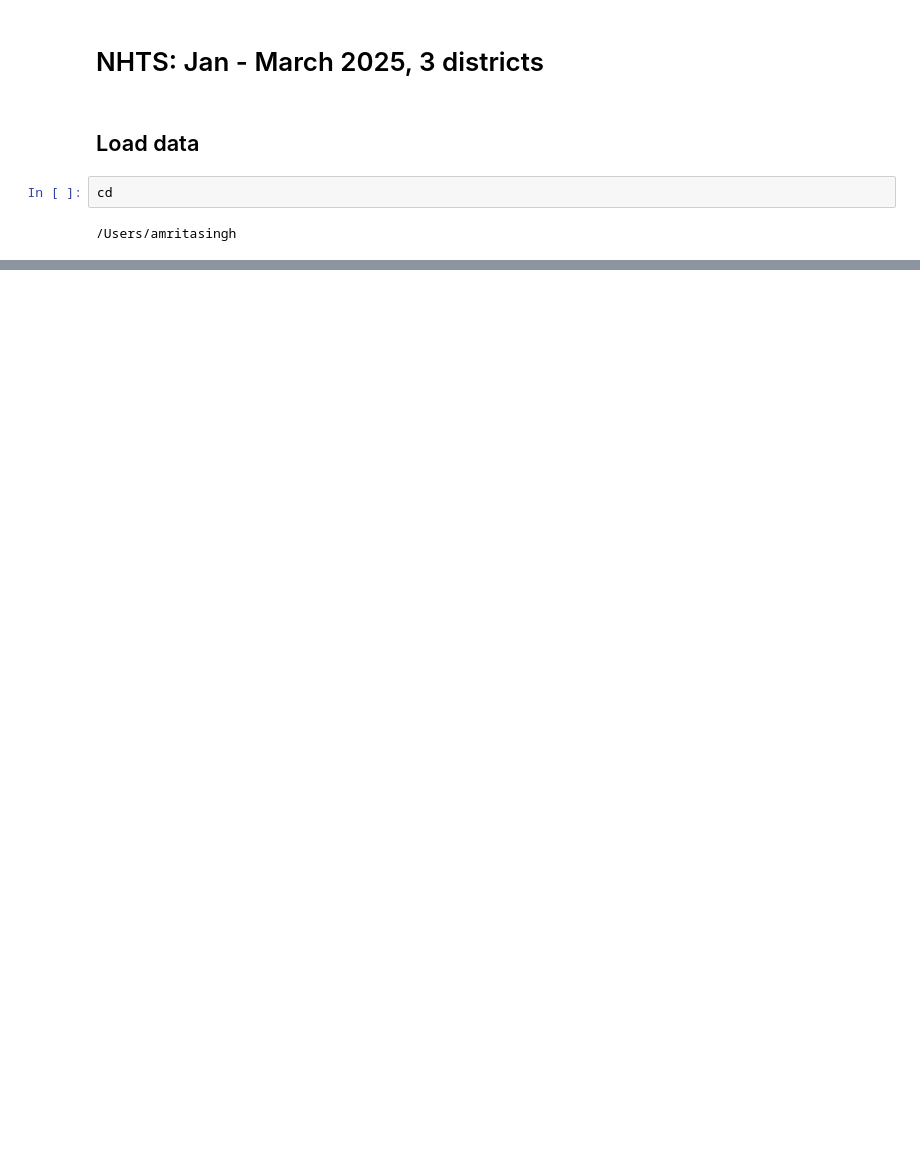
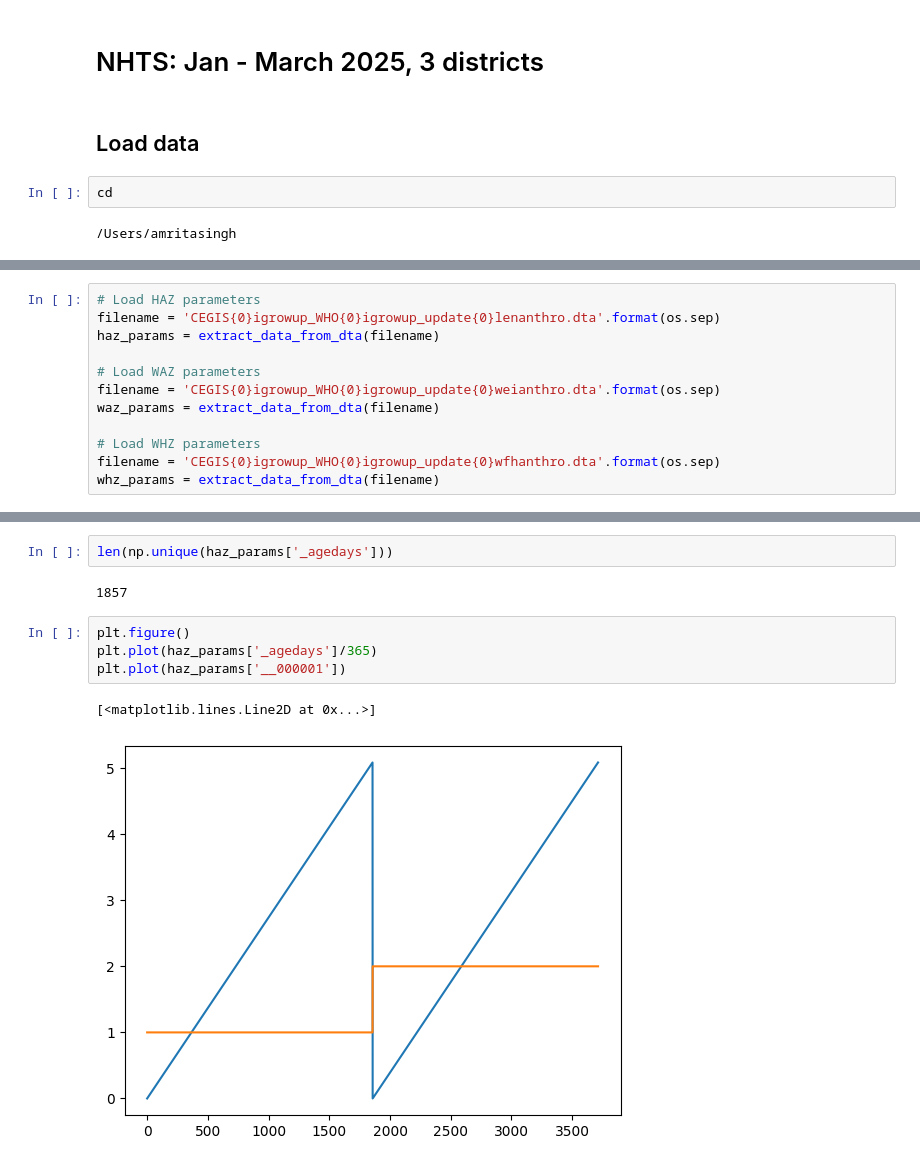
Before and after one commit to vaishnav-sudhanva/discsim, a Jupyter notebook: api/utils/Pre Survey Nested Simulation/ECD_data_analysis.ipynb, the cells around one changed output, grey strips where cells are left out. Cells and saved outputs as stored; diff of their text form; blank space fills up the shorter version.

```diff
--- a/api/utils/Pre Survey Nested Simulation/ECD_data_analysis.ipynb
+++ b/api/utils/Pre Survey Nested Simulation/ECD_data_analysis.ipynb
@@ -208,0 +402,12 @@ cd
+# %%
+# Load HAZ parameters
+filename = 'CEGIS{0}igrowup_WHO{0}igrowup_update{0}lenanthro.dta'.format(os.sep)
+haz_params = extract_data_from_dta(filename)
+
+# Load WAZ parameters
+filename = 'CEGIS{0}igrowup_WHO{0}igrowup_update{0}weianthro.dta'.format(os.sep)
+waz_params = extract_data_from_dta(filename)
+
+# Load WHZ parameters
+filename = 'CEGIS{0}igrowup_WHO{0}igrowup_update{0}wfhanthro.dta'.format(os.sep)
+whz_params = extract_data_from_dta(filename)
@@ -208,0 +430,11 @@ cd
+# %%
+len(np.unique(haz_params['_agedays']))
+# %% [output]
+1857
+# %%
+plt.figure()
+plt.plot(haz_params['_agedays']/365)
+plt.plot(haz_params['__000001'])
+# %% [output]
+[<matplotlib.lines.Line2D at 0x...>]
+[figure, added]
```
Also changed, not shown: parts of 15 cells of this notebook, 1 other file.
